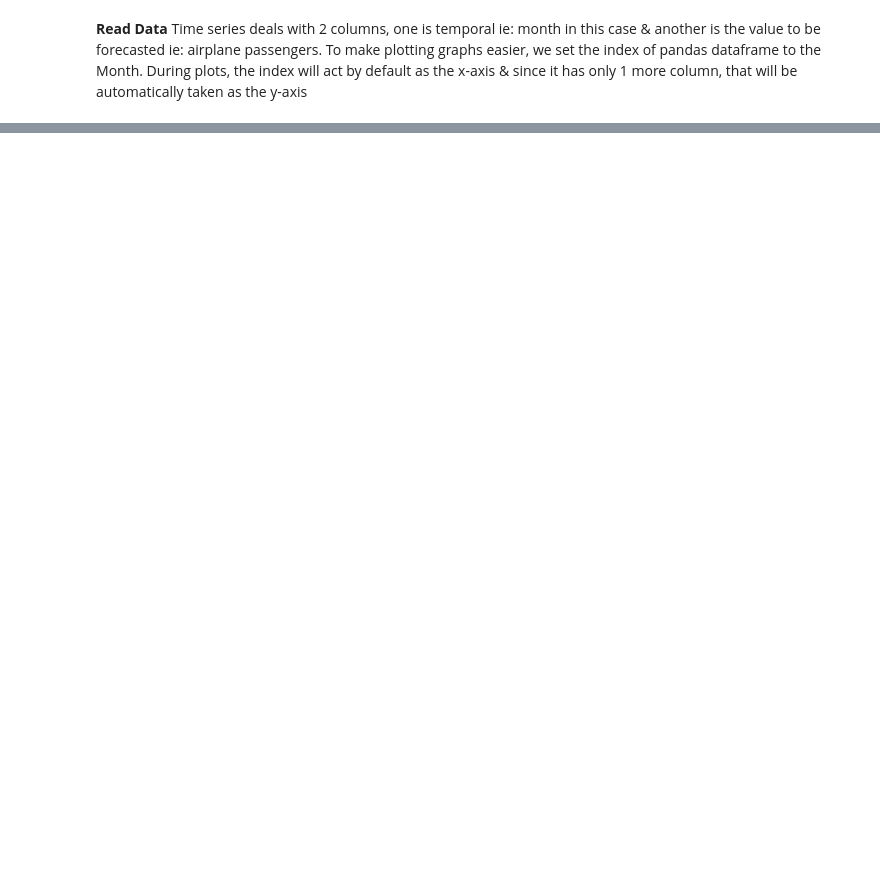
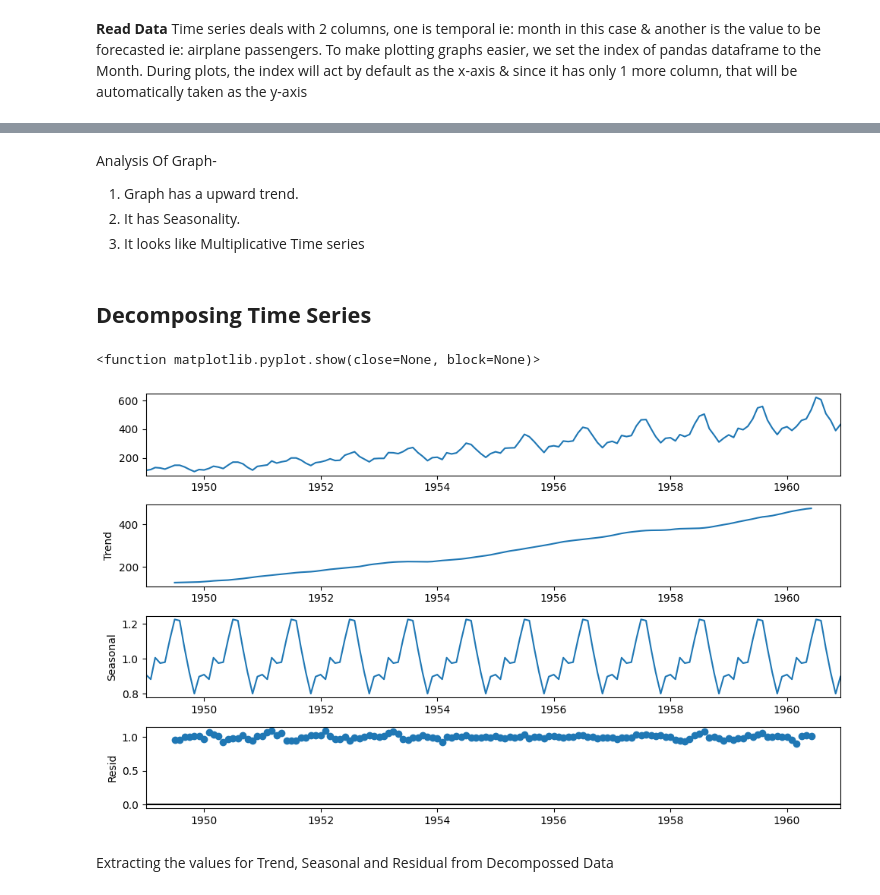
Before and after one commit to prateekkosta/Machine-Learning-Models, a Jupyter notebook: Time_Series_Modeling.ipynb, the cells around one changed output, grey strips where cells are left out. Cells and saved outputs as stored; diff of their text form; code cells hidden in the pictures; blank space fills up the shorter version.

```diff
--- a/Time_Series_Modeling.ipynb
+++ b/Time_Series_Modeling.ipynb
@@ -44,0 +140,19 @@ uploaded= files.upload
+# %% [markdown]
+Analysis Of Graph-
+
+1.  Graph has a upward trend.
+2.  It has Seasonality.
+3.  It looks like Multiplicative Time series
+# %% [markdown]
+## **Decomposing Time Series**
+# %%
+# Data clealy has a linear Uptrend
+# a clear cut seasonal pattern of a 1 year duration is present in the data
+
+dec= seasonal_decompose(indexedDataset, model= 'multiplicative', period = 12).plot()
+plt.show
+# %% [output]
+<function matplotlib.pyplot.show(close=None, block=None)>
+[figure, added]
+# %% [markdown]
+Extracting the values for Trend, Seasonal and Residual from Decompossed Data
```
Also changed, not shown: parts of 13 cells of this notebook.
